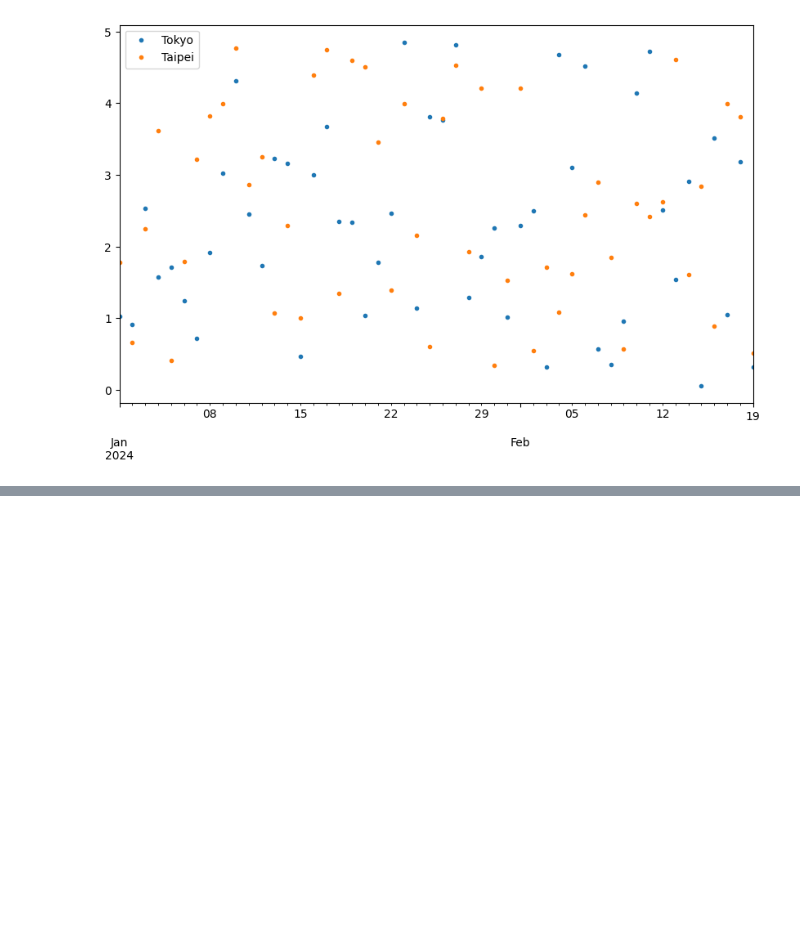
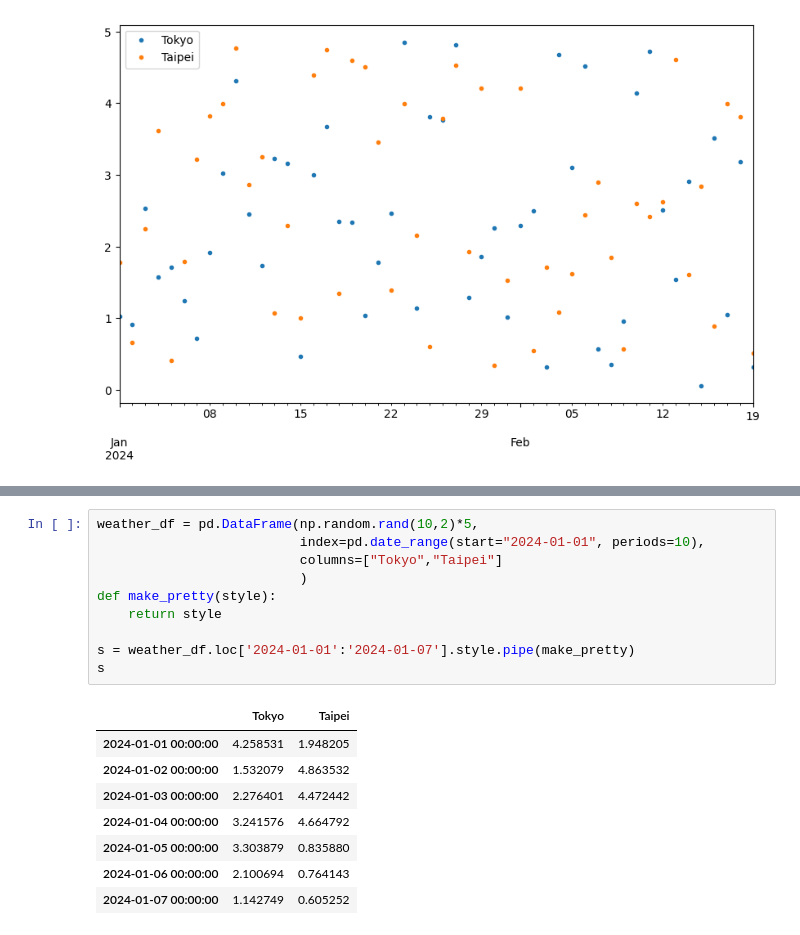
Before and after one commit to Chi-Feng-Tseng/test, a Jupyter notebook: lesson17/lesson17_1.ipynb, the cells around one changed output, grey strips where cells are left out. Saved outputs shown, nothing was run; the diff lists cells and outputs as text; blank space fills up the shorter version.

```diff
--- a/lesson17/lesson17_1.ipynb
+++ b/lesson17/lesson17_1.ipynb
@@ -90,0 +107,19 @@ plt.close()
+# %%
+weather_df = pd.DataFrame(np.random.rand(10,2)*5,
+                          index=pd.date_range(start="2024-01-01", periods=10),
+                          columns=["Tokyo","Taipei"]
+                          )
+def make_pretty(style):
+    return style
+
+s = weather_df.loc['2024-01-01':'2024-01-07'].style.pipe(make_pretty)
+s
+# %% [output]
+|  | Tokyo | Taipei |
+| 2024-01-01 00:00:00 | 4.258531 | 1.948205 |
+| 2024-01-02 00:00:00 | 1.532079 | 4.863532 |
+| 2024-01-03 00:00:00 | 2.276401 | 4.472442 |
+| 2024-01-04 00:00:00 | 3.241576 | 4.664792 |
+| 2024-01-05 00:00:00 | 3.303879 | 0.835880 |
+| 2024-01-06 00:00:00 | 2.100694 | 0.764143 |
+| 2024-01-07 00:00:00 | 1.142749 | 0.605252 |
```
Also changed, not shown: parts of 3 cells of this notebook.
